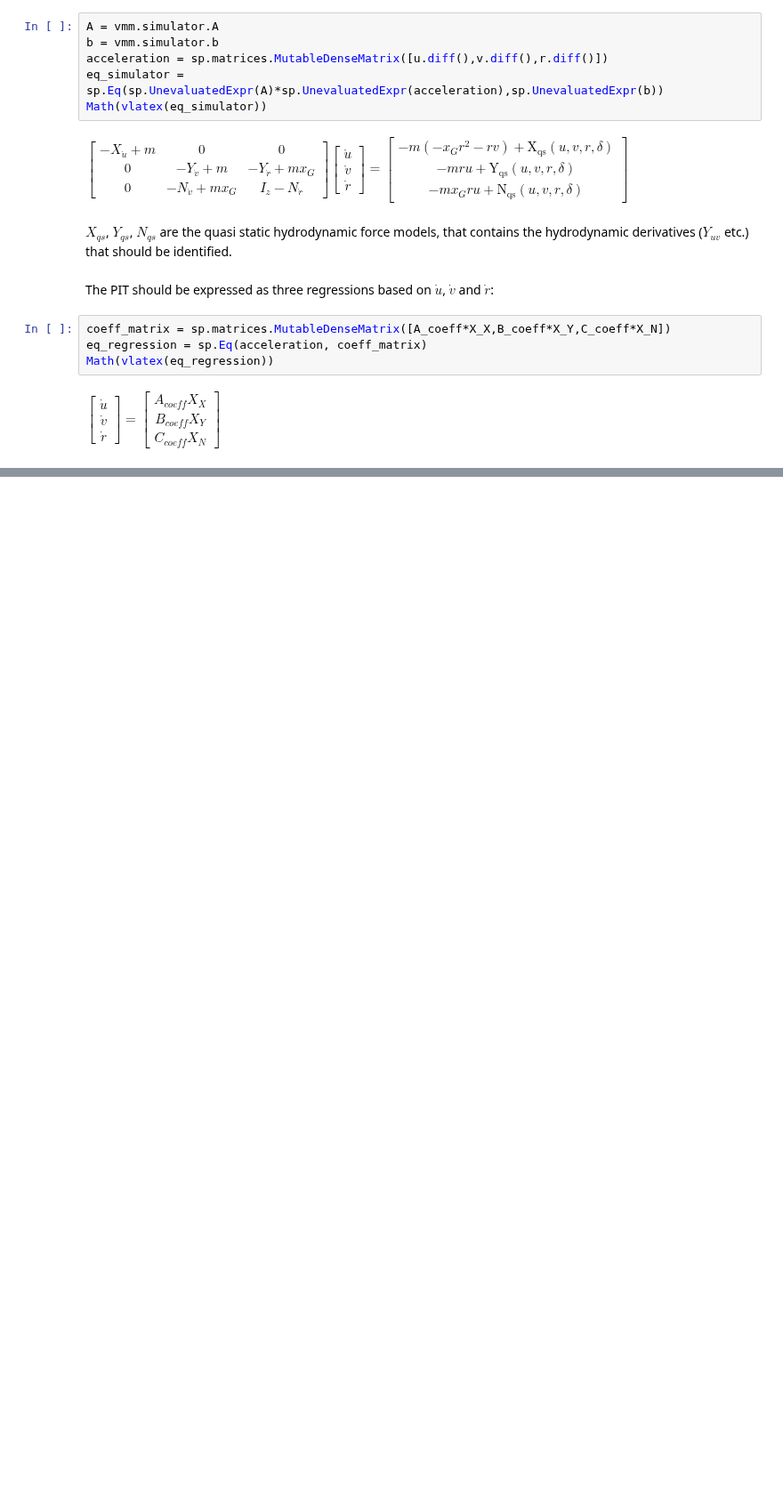
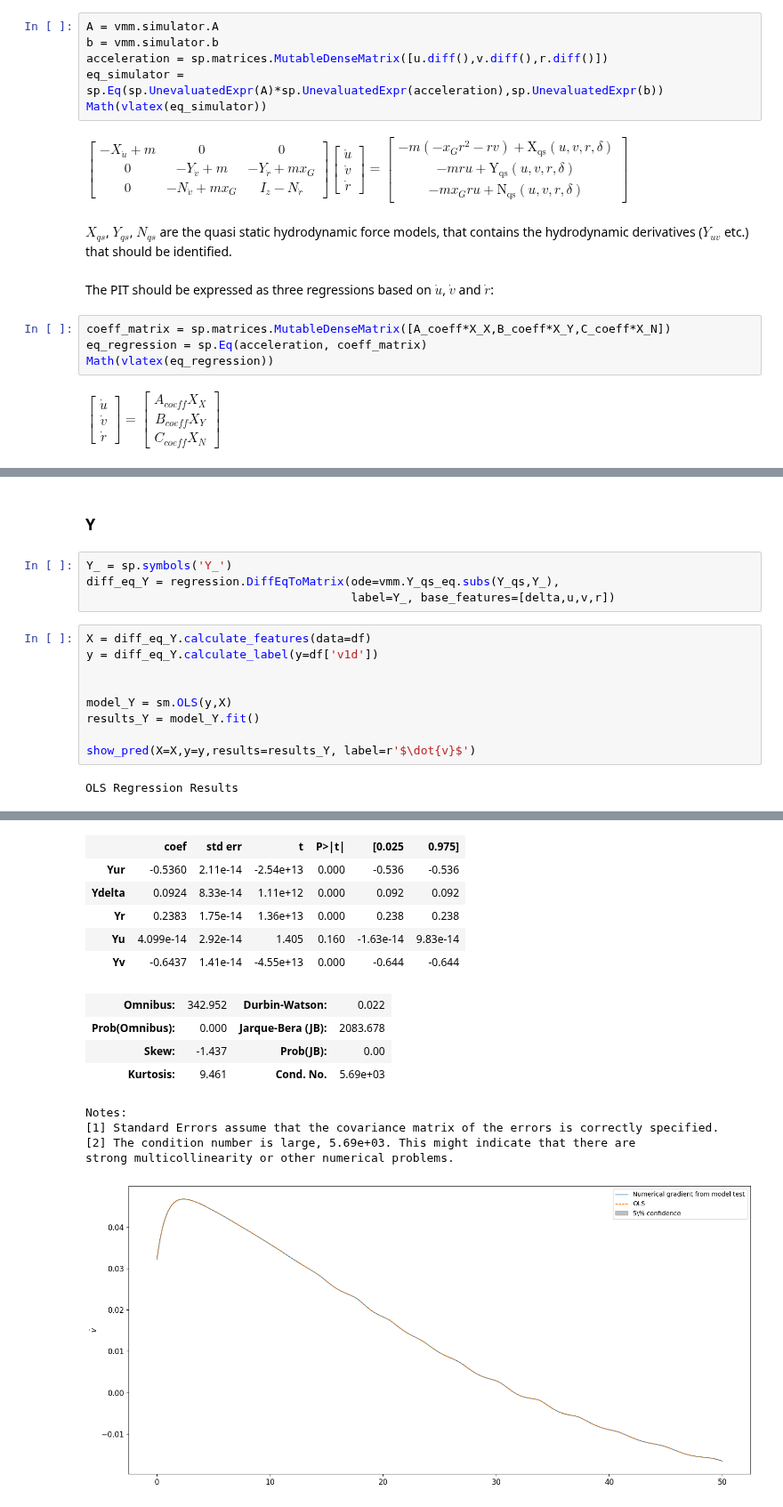
Before and after one commit to martinlarsalbert/VesselManoeuvringModels, a Jupyter notebook: _sources/02.01_manoeuvring_PIT.ipynb, the cells around one changed output, grey strips where cells are left out. Shown at 89% size. Cells and saved outputs as stored; diff of their text form; blank space fills up the shorter version.

```diff
--- a/_sources/02.01_manoeuvring_PIT.ipynb
+++ b/_sources/02.01_manoeuvring_PIT.ipynb
@@ -103,0 +174,17 @@ A link to an equation directive: {eq}`sym_eq`
+# %% [markdown]
+### Y
+# %%
+Y_ = sp.symbols('Y_')
+diff_eq_Y = regression.DiffEqToMatrix(ode=vmm.Y_qs_eq.subs(Y_qs,Y_),
+                                      label=Y_, base_features=[delta,u,v,r])
+# %%
+X = diff_eq_Y.calculate_features(data=df)
+y = diff_eq_Y.calculate_label(y=df['v1d'])
+
+
+model_Y = sm.OLS(y,X)
+results_Y = model_Y.fit()
+
+show_pred(X=X,y=y,results=results_Y, label=r'$\dot{v}$')
+# %% [output]
+OLS Regression Results
@@ -103,0 +200,15 @@ A link to an equation directive: {eq}`sym_eq`
+|  | coef | std err | t | P>|t| | [0.025 | 0.975] |
+| Yur | -0.5360 | 2.11e-14 | -2.54e+13 | 0.000 | -0.536 | -0.536 |
+| Ydelta | 0.0924 | 8.33e-14 | 1.11e+12 | 0.000 | 0.092 | 0.092 |
+| Yr | 0.2383 | 1.75e-14 | 1.36e+13 | 0.000 | 0.238 | 0.238 |
+| Yu | 4.099e-14 | 2.92e-14 | 1.405 | 0.160 | -1.63e-14 | 9.83e-14 |
+| Yv | -0.6437 | 1.41e-14 | -4.55e+13 | 0.000 | -0.644 | -0.644 |
+| Omnibus: | 342.952 | Durbin-Watson: | 0.022 |
+| Prob(Omnibus): | 0.000 | Jarque-Bera (JB): | 2083.678 |
+| Skew: | -1.437 | Prob(JB): | 0.00 |
+| Kurtosis: | 9.461 | Cond. No. | 5.69e+03 |
+Notes:
+[1] Standard Errors assume that the covariance matrix of the errors is correctly specified.
+[2] The condition number is large, 5.69e+03. This might indicate that there are
+strong multicollinearity or other numerical problems.
+[figure, added]
```
Also changed, not shown: parts of 35 cells of this notebook, 16 other files.
